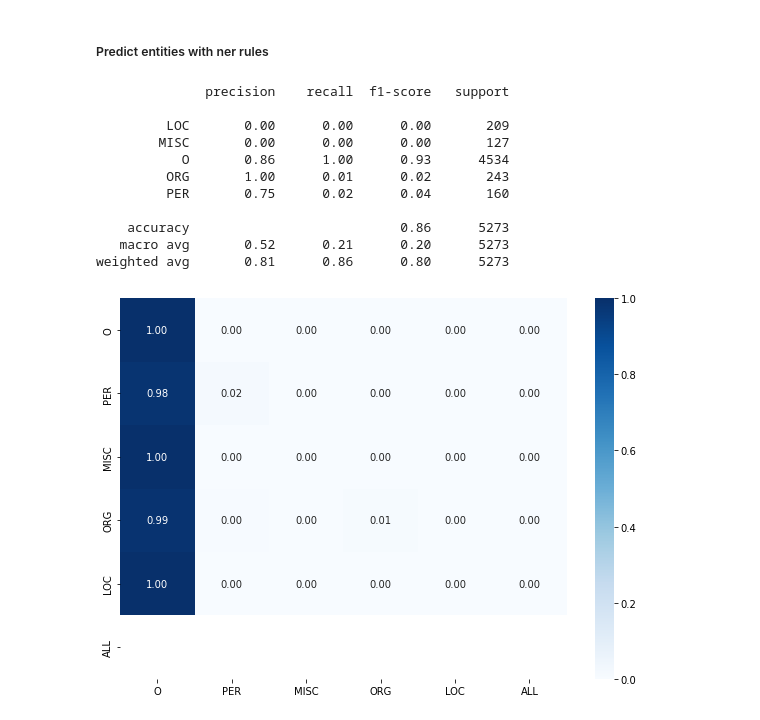
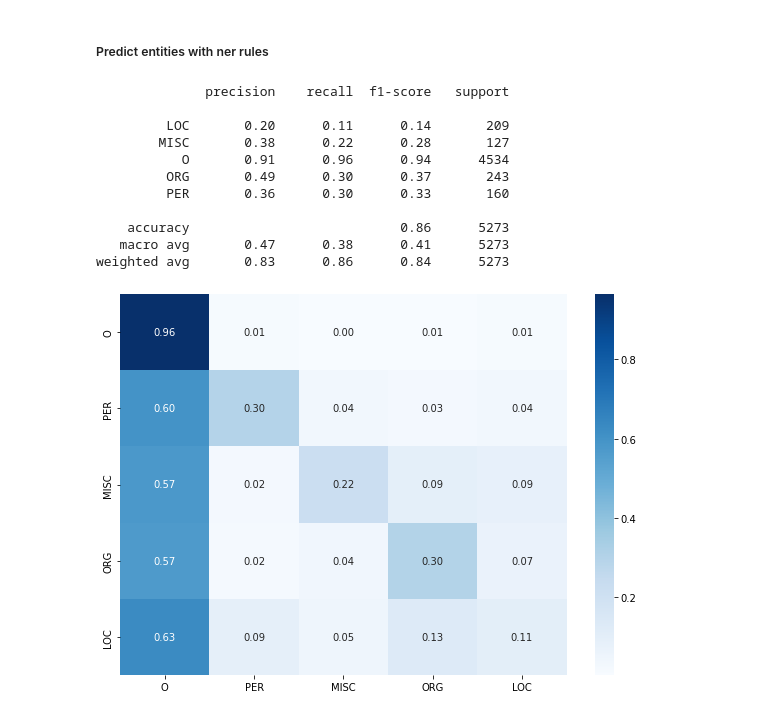
Before and after one commit to jrabag/ga-lener-es, a Jupyter notebook: NER EA.ipynb, the cells around one changed output. Cells and saved outputs as stored; diff of their text form; code cells hidden in the pictures.

```diff
--- a/NER EA.ipynb
+++ b/NER EA.ipynb
@@ -316,7 +316,7 @@ for i in [1,2,4,8,16]:
         threshold=0.8,
         select=select,
         fitness=cpp_fitness,
-        num_threads=1,
+        num_threads=i,
     )
     profile.run(f'ga_ner.train(max_iter=100, tol=10, base_population=parent_population, num_islands=4, num_threads={i})', filename)
 # %%
@@ -390,6 +383,26 @@ print(open('prun0', 'r').read())
         1    0.000    0.000    0.000    0.000 utils.py:231(_screen_shape_wrapper)
         1    0.000    0.000    0.000    0.000 {method 'pop' of 'list' objects}
         1    0.000    0.000    0.000    0.000 std.py:165(colour)
+# %%
+from ga_ner.models import GANER, Document, Corpus, Vocabulary, perfomance_by_doc
+# from ga_ner.utils.numba import select
+from evolution_rules import select
+ga_ner = GANER(
+    data=entity_dataset,
+    map_inv_entity=map_inv_entity,
+    n_population=400,
+    max_len=10,
+    mask_id=corpus_1.documents[0].mask_id,
+    unknown_id=corpus_1.documents[0].unk_id,
+    ml_model=trainer,
+    random_state=42,
+    n_top=100,
+    threshold=0.8,
+    select=select,
+    fitness=cpp_fitness,
+    num_threads=16,
+)
+ga_ner.train(max_iter=1000, tol=10, base_population=parent_population, num_islands=4, num_threads=16)
 # %%
 # Save entity names of ga_entities in file
 with open("entity_names.txt", "w") as file:
@@ -613,43 +626,43 @@ for doc in tqdm(corpus_1.documents):
     array_doc = doc.to_array(exclude_label=True)
     input_data = np.zeros((array_doc[0], len(rules)), dtype=float)
     target_data = np.zeros(array_doc[0], dtype=int)
     unk_id = doc.unk_id
     # get rules for each entity
     index_data = 0
     target_data[:] = doc.to_entity_array()[2:-1]
     target.extend(entity_map[doc.to_entity_array()[2:-1]].tolist())
 
     index_rules = np.argsort(np.load(f"best_fitness.npy"))[::-1]
-    array_rules = np.load(f"best_population.npy")[index_rules]
-    array_fitness = np.load(f"best_fitness.npy")[index_rules]
+    array_rules = np.load(f"best_population.npy")[index_rules][:200]
+    array_fitness = np.load(f"best_fitness.npy")[index_rules][:200]
     # get votes from rules
     for index_rule in range(array_rules.shape[0]):
         slices = slice_doc(array_doc, array_rules[index_rule], unk_id)
         for start, end in slices:
             input_data[start:end, index_data] = array_fitness[index_rule]
         index_data += 1
 
     # extend input data all with input data
     input_data_all = np.vstack((input_data_all, input_data)) if input_data_all.size else input_data
     target_data_all = np.concatenate((target_data_all, target_data))
 
 classifier.fit(input_data_all, target_data_all)
 predict.extend(entity_map[classifier.predict(input_data_all)].tolist())
 print(classification_report(target, predict))
 print_cm(target, predict, entity_map)
 # %% [output]
               precision    recall  f1-score   support
 
-         LOC       0.00      0.00      0.00       209
-        MISC       0.00      0.00      0.00       127
-           O       0.86      1.00      0.93      4534
-         ORG       1.00      0.01      0.02       243
-         PER       0.75      0.02      0.04       160
+         LOC       0.20      0.11      0.14       209
+        MISC       0.38      0.22      0.28       127
+           O       0.91      0.96      0.94      4534
+         ORG       0.49      0.30      0.37       243
+         PER       0.36      0.30      0.33       160
 
     accuracy                           0.86      5273
-   macro avg       0.52      0.21      0.20      5273
-weighted avg       0.81      0.86      0.80      5273
+   macro avg       0.47      0.38      0.41      5273
+weighted avg       0.83      0.86      0.84      5273
-[figure, old version]
+[figure, new version]
 # %%
 target = []
 predict = []
```
Also changed, not shown: parts of 6 cells of this notebook, 4 other files.
